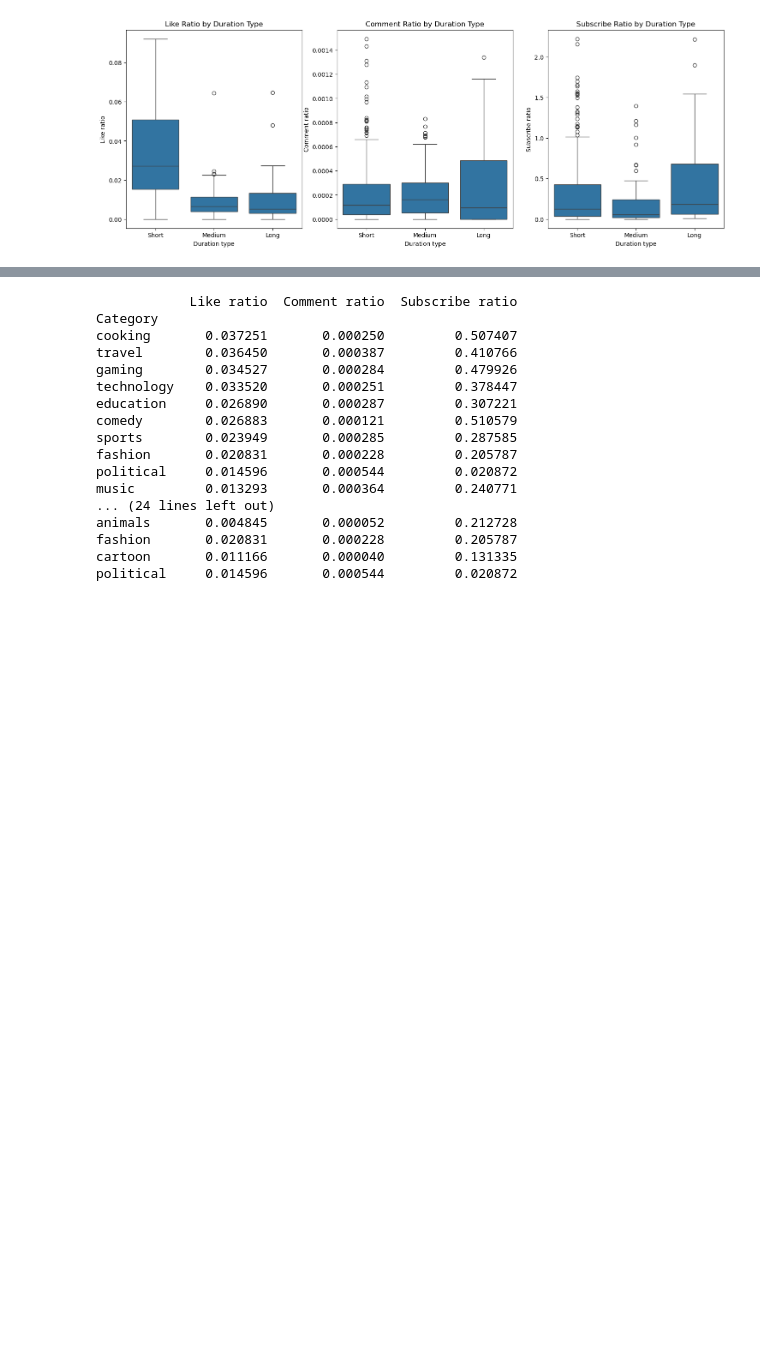
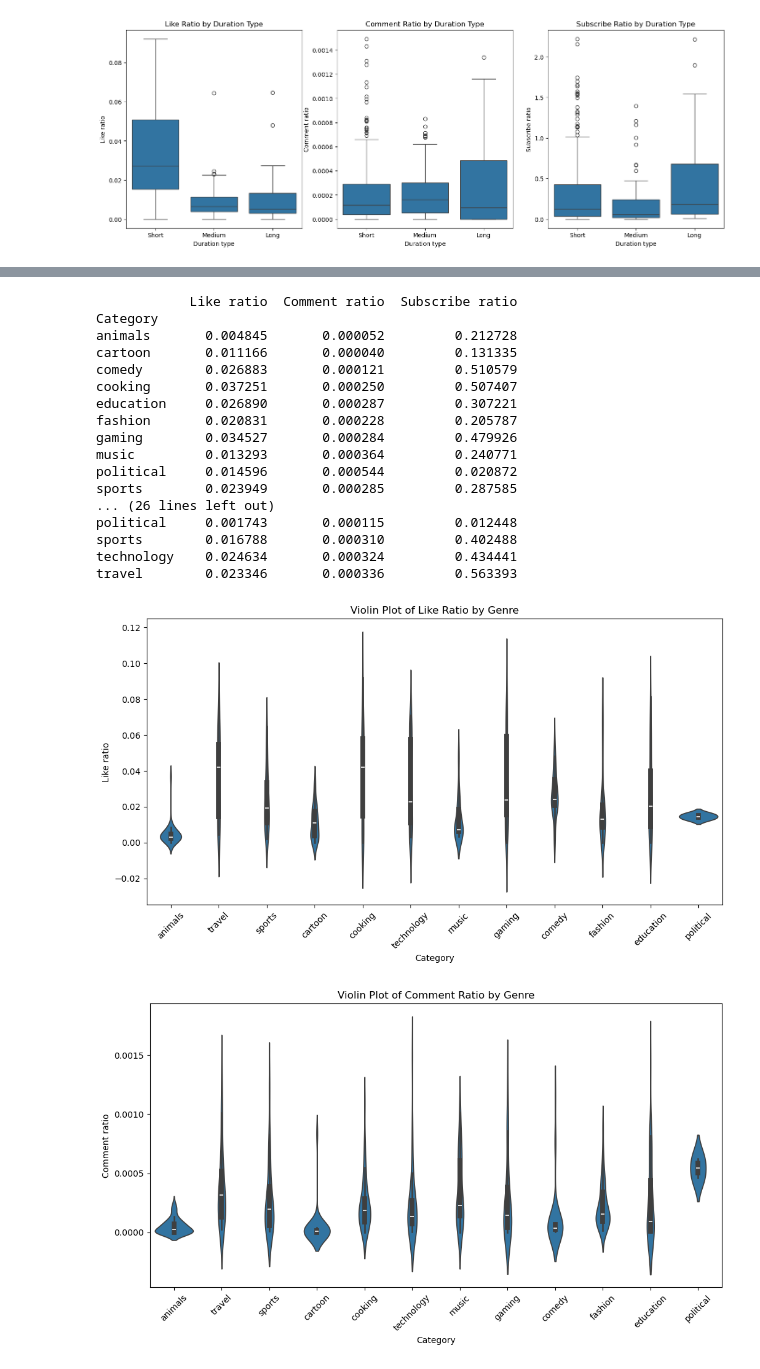
Before and after one commit to LeeChiehYin/ha24847_EMATM0048, a Jupyter notebook: Part2_youtube.ipynb, the cells around one changed output, grey strips where cells are left out. Cells and saved outputs as stored; diff of their text form; code cells hidden in the pictures; blank space fills up the shorter version.

```diff
--- a/Part2_youtube.ipynb
+++ b/Part2_youtube.ipynb
@@ -537,33 +513,60 @@ Long             0.009553       0.000296         0.431039
 # %%
 ## 2.Do video genre impact viewer's engagement rates? (there are 12 types of genre in the Dataframe)
 ### Group Analysis
-#### Sort results
 engage_mean = yt.groupby('Category',observed=True)[ratio].mean()
 
 for col in ratio:
     engage_sort[col].sort_values(ascending=False).plot(kind='bar', figsize=(8, 4), title=f'Sorted by {col}')
     plt.show()
 
 print(engage_mean)
 #like ratio: [most:cooking, least:animals], comment ratio:[most: political, least:cartoon], subscribe ratio:[most: comedy, least:political]
+
+### Variance and Standard Deviation (to see the stability)
+engage_var=yt.groupby('Category')[ratio].var()
+engage_std=yt.groupby('Category')[ratio].std()
+
+print('Variance', engage_var)
+print('Standard Deviation', engage_std) # comment([most: gaming, traveling, tech][least:comedy. political])
+
+### Violin chart
+plt.figure(figsize=(12, 6))
+sns.violinplot(x='Category', y='Like ratio', data=yt)
+plt.title('Violin Plot of Like Ratio by Genre')
+plt.xticks(rotation=45)
+plt.show()
+
+plt.figure(figsize=(12, 6))
+sns.violinplot(x='Category', y='Comment ratio', data=yt)
+plt.title('Violin Plot of Comment Ratio by Genre')
+plt.xticks(rotation=45)
+plt.show()
+
+plt.figure(figsize=(12, 6))
+sns.violinplot(x='Category', y='Subscribe ratio', data=yt)
+plt.title('Violin Plot of Subscribe Ratio by Genre')
+plt.xticks(rotation=45)
+plt.show()
 # %% [output]
 [figure]
 [figure]
 [figure]
             Like ratio  Comment ratio  Subscribe ratio
 Category
+animals       0.004845       0.000052         0.212728
+cartoon       0.011166       0.000040         0.131335
+comedy        0.026883       0.000121         0.510579
 cooking       0.037251       0.000250         0.507407
-travel        0.036450       0.000387         0.410766
+education     0.026890       0.000287         0.307221
+fashion       0.020831       0.000228         0.205787
 gaming        0.034527       0.000284         0.479926
-technology    0.033520       0.000251         0.378447
-education     0.026890       0.000287         0.307221
-comedy        0.026883       0.000121         0.510579
+music         0.013293       0.000364         0.240771
+political     0.014596       0.000544         0.020872
 sports        0.023949       0.000285         0.287585
-fashion       0.020831       0.000228         0.205787
-political     0.014596       0.000544         0.020872
-music         0.013293       0.000364         0.240771
-... (24 lines left out)
-animals       0.004845       0.000052         0.212728
-fashion       0.020831       0.000228         0.205787
-cartoon       0.011166       0.000040         0.131335
-political     0.014596       0.000544         0.020872
+... (26 lines left out)
+political     0.001743       0.000115         0.012448
+sports        0.016788       0.000310         0.402488
+technology    0.024634       0.000324         0.434441
+travel        0.023346       0.000336         0.563393
+[figure, added]
+[figure, added]
```
Also changed, not shown: parts of 14 cells of this notebook.
